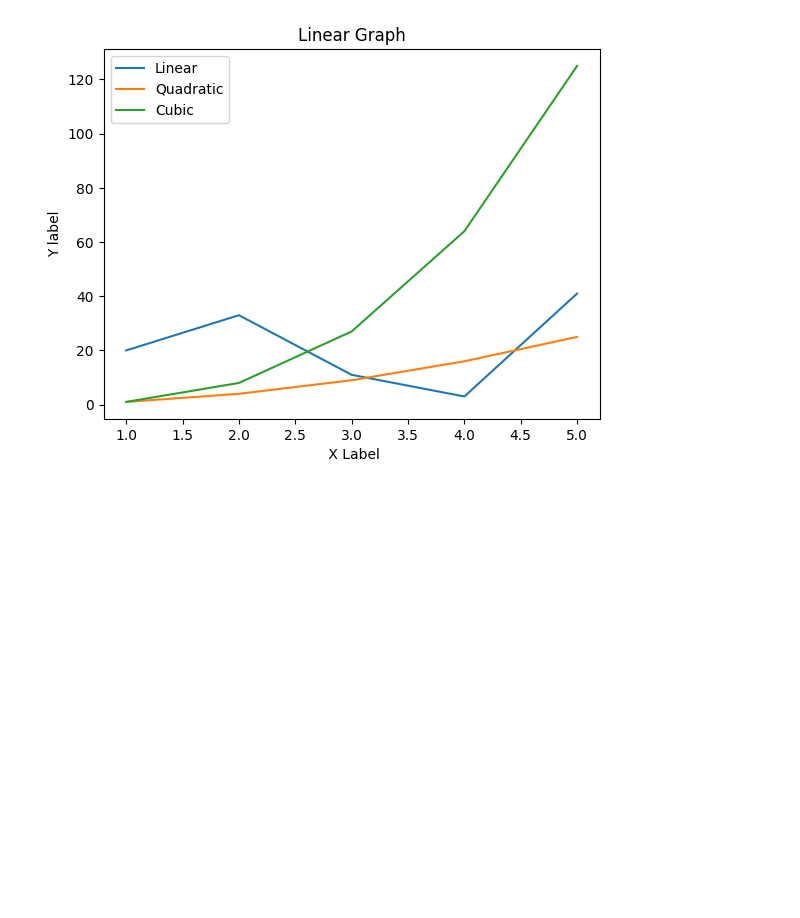
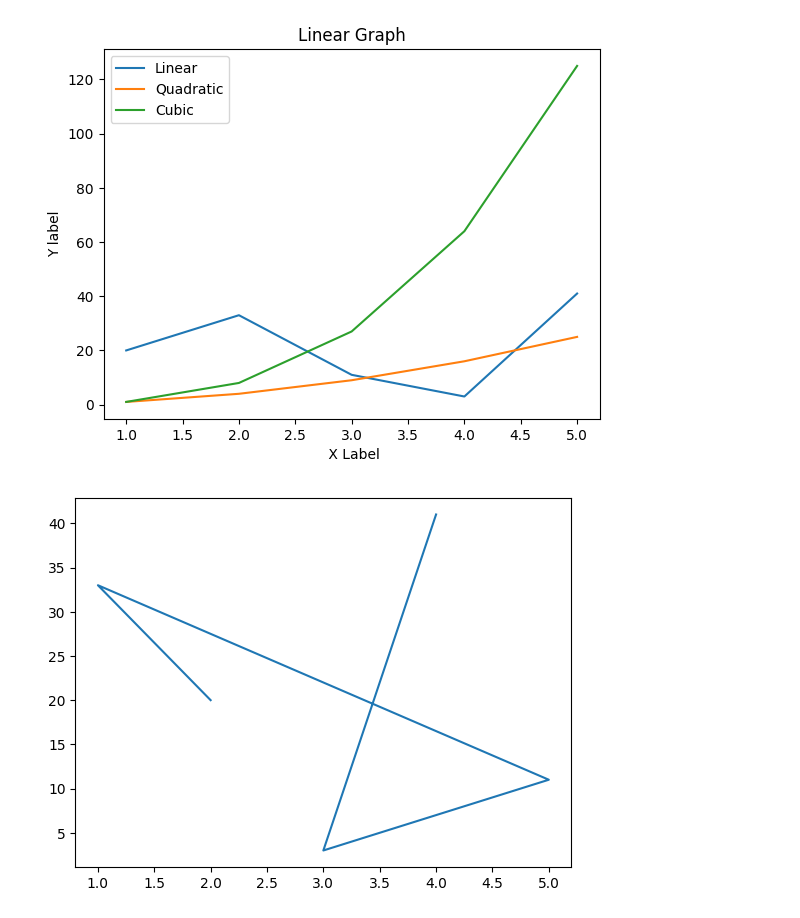
Before and after one commit to sachin5031/Python_Data_Visualization, a Jupyter notebook: data_visualization.ipynb, the cells around one changed output. Drawn from its saved outputs; the diff is of its cells as text; code cells hidden in the pictures; blank space fills up the shorter version.

```diff
--- a/data_visualization.ipynb
+++ b/data_visualization.ipynb
@@ -89,3 +89,11 @@ plt.legend() # Its help to show the label lines with heading in above used
 # %% [output]
 <matplotlib.legend.Legend at 0x...>
 [figure]
+# %%
+x=np.array([2,1,5,3,4])
+y=np.array([20,33,11,3,41])
+
+plt.plot(x,y,label='Linear')
+plt.show()
+# %% [output]
+[figure, added]
```
Also changed, not shown: parts of 5 cells of this notebook.
